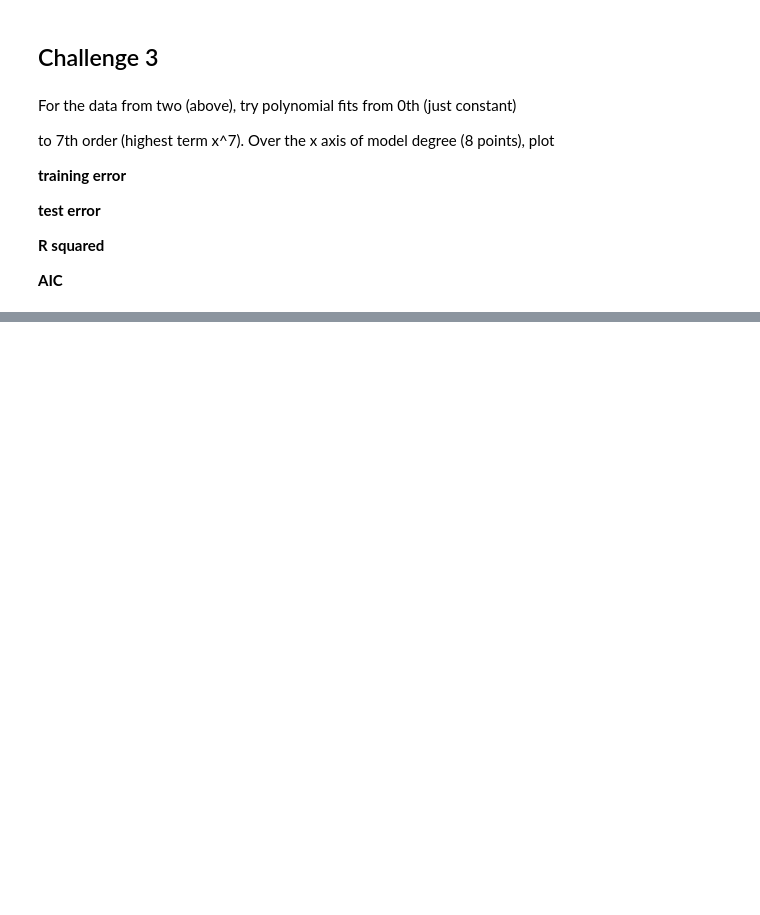
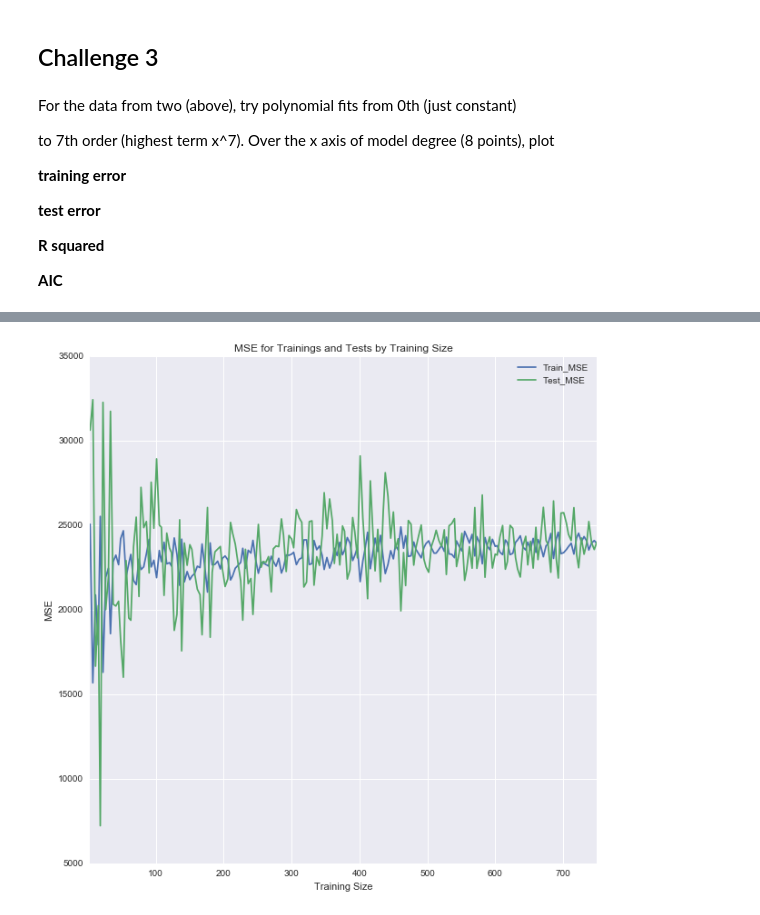
Before and after one commit to jpfreeley/ds, a Jupyter notebook: challenges/04-linear_learning/ken_m/linear_learning.ipynb, the cells around one changed output, grey strips where cells are left out. Saved outputs shown, nothing was run; the diff lists cells and outputs as text; code cells hidden in the pictures; blank space fills up the shorter version.

```diff
--- a/challenges/04-linear_learning/ken_m/linear_learning.ipynb
+++ b/challenges/04-linear_learning/ken_m/linear_learning.ipynb
@@ -312,0 +352,2 @@ plotC3('Test_MSE')
+# %%
+c4_df = iterQuadDataByDataSize()
@@ -312,0 +363,11 @@ plotC3('Test_MSE')
+# %%
+def plotC4(df):
+    ax = df.plot('Training_Size', 'Train_MSE', label='Train_MSE', figsize=(10,10))
+    df.plot('Training_Size', 'Test_MSE', label='Test_MSE', ax=ax)
+    plt.xlabel('Training Size')
+    plt.ylabel('MSE')
+    plt.title('MSE for Trainings and Tests by Training Size')
+# %%
+plotC4(c4_df)
+# %% [output]
+[figure, added]
```
Also changed, not shown: parts of 23 cells of this notebook.
